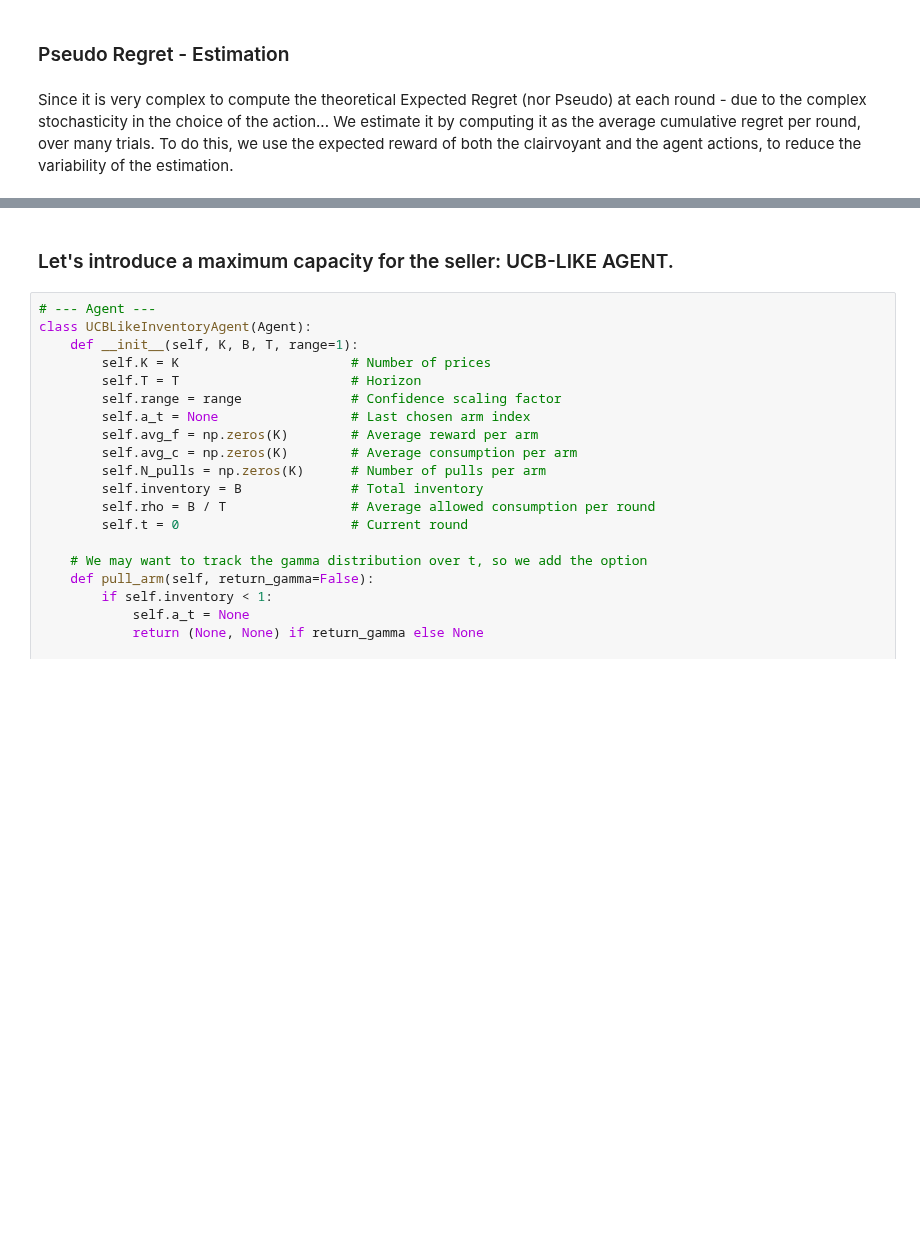
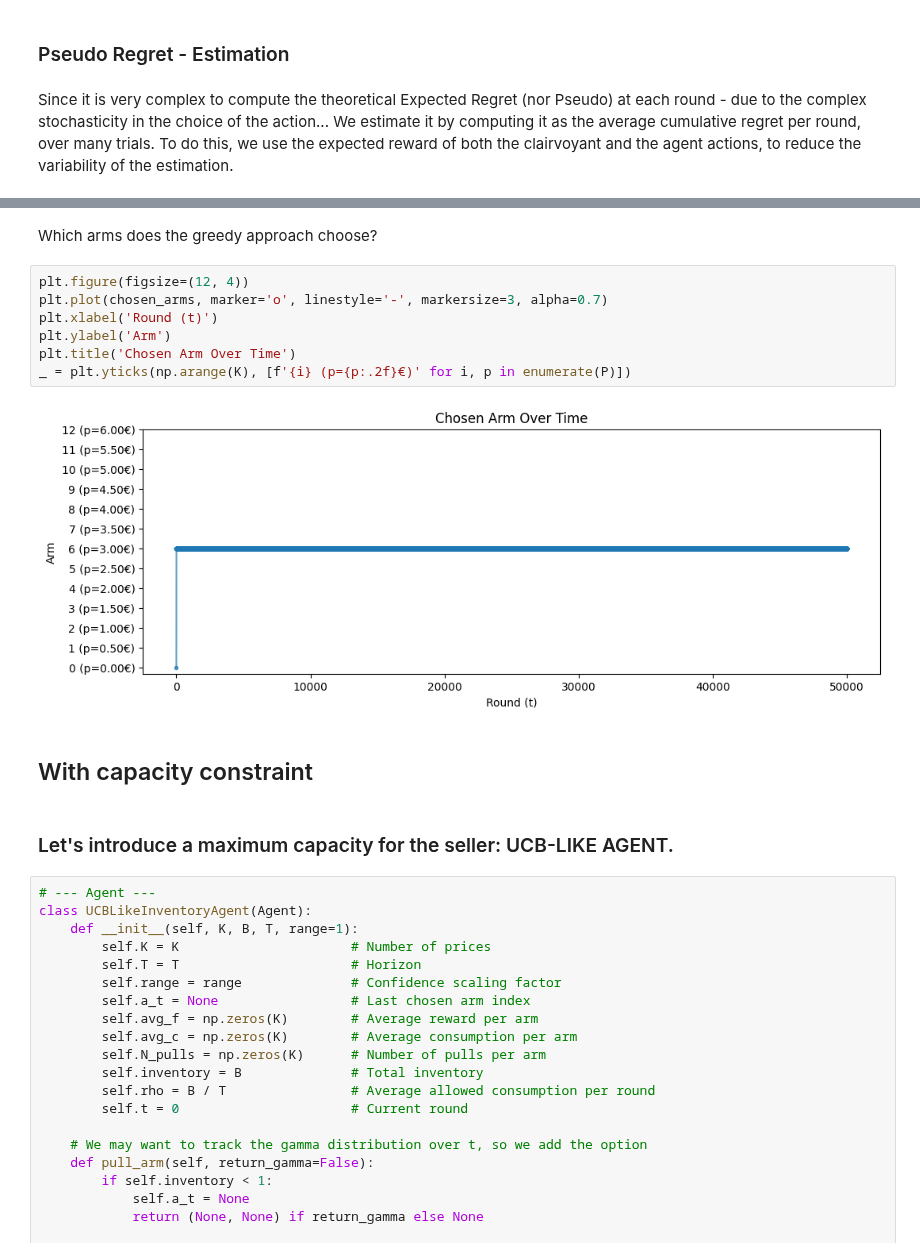
Before and after one commit to peetceenatoo/online-learning, a Jupyter notebook: R1.ipynb, the cells around one changed output, grey strips where cells are left out. Saved outputs shown, nothing was run; the diff lists cells and outputs as text; blank space fills up the shorter version.

```diff
--- a/R1.ipynb
+++ b/R1.ipynb
@@ -301,3 +421,16 @@ ax2.xaxis.set_major_locator(matplotlib.ticker.MaxNLocator(integer=True))
+# %% [markdown]
+Which arms does the greedy approach choose?
+# %%
+plt.figure(figsize=(12, 4))
+plt.plot(chosen_arms, marker='o', linestyle='-', markersize=3, alpha=0.7)
+plt.xlabel('Round (t)')
+plt.ylabel('Arm')
+plt.title('Chosen Arm Over Time')
+_ = plt.yticks(np.arange(K), [f'{i} (p={p:.2f}€)' for i, p in enumerate(P)])
+# %% [output]
+[figure, added]
+# %% [markdown]
+## With capacity constraint
 # %% [markdown]
 ### Let's introduce a maximum capacity for the seller: UCB-LIKE AGENT.
 # %%
```
Also changed, not shown: parts of 38 cells of this notebook.
